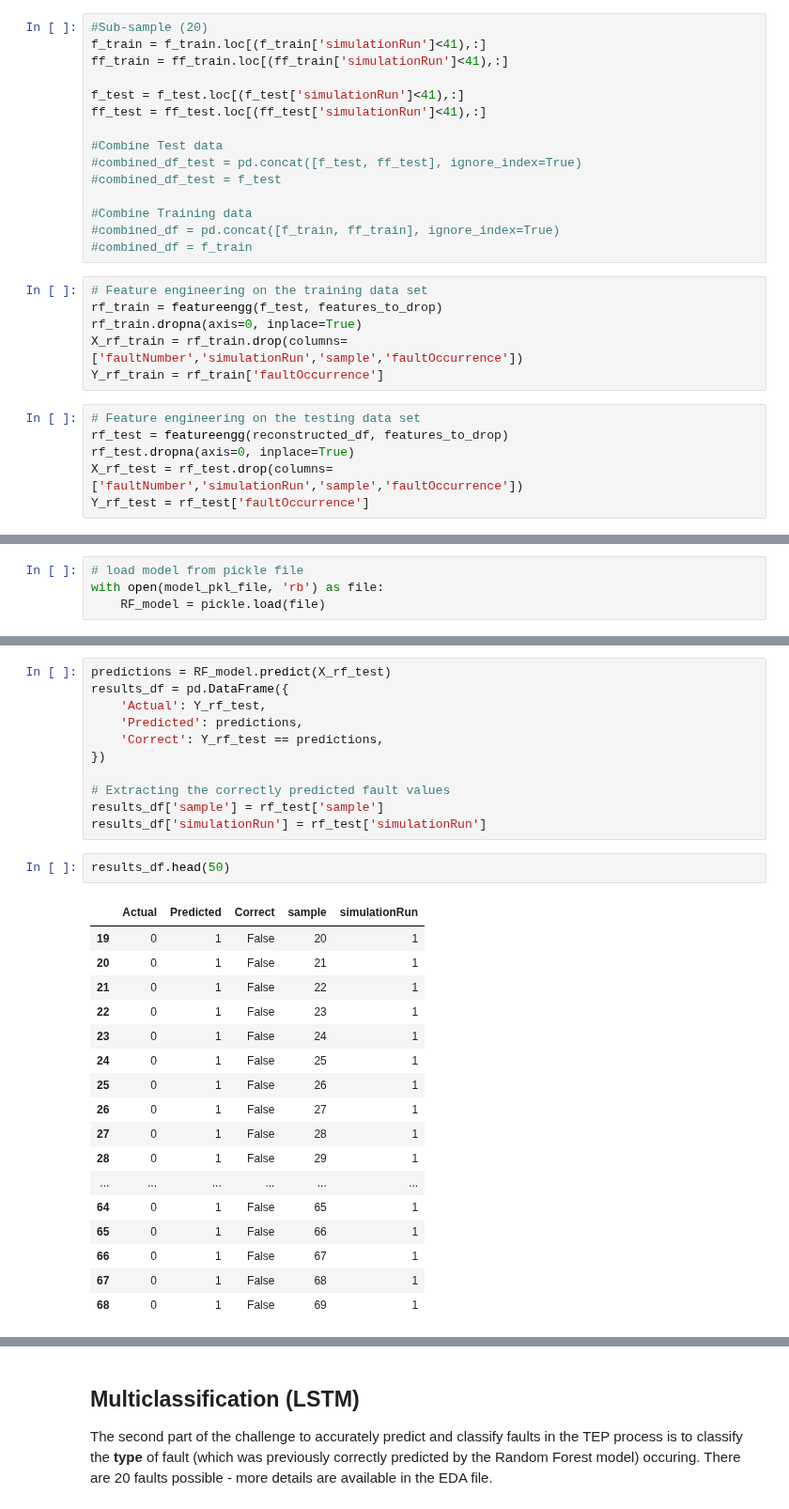
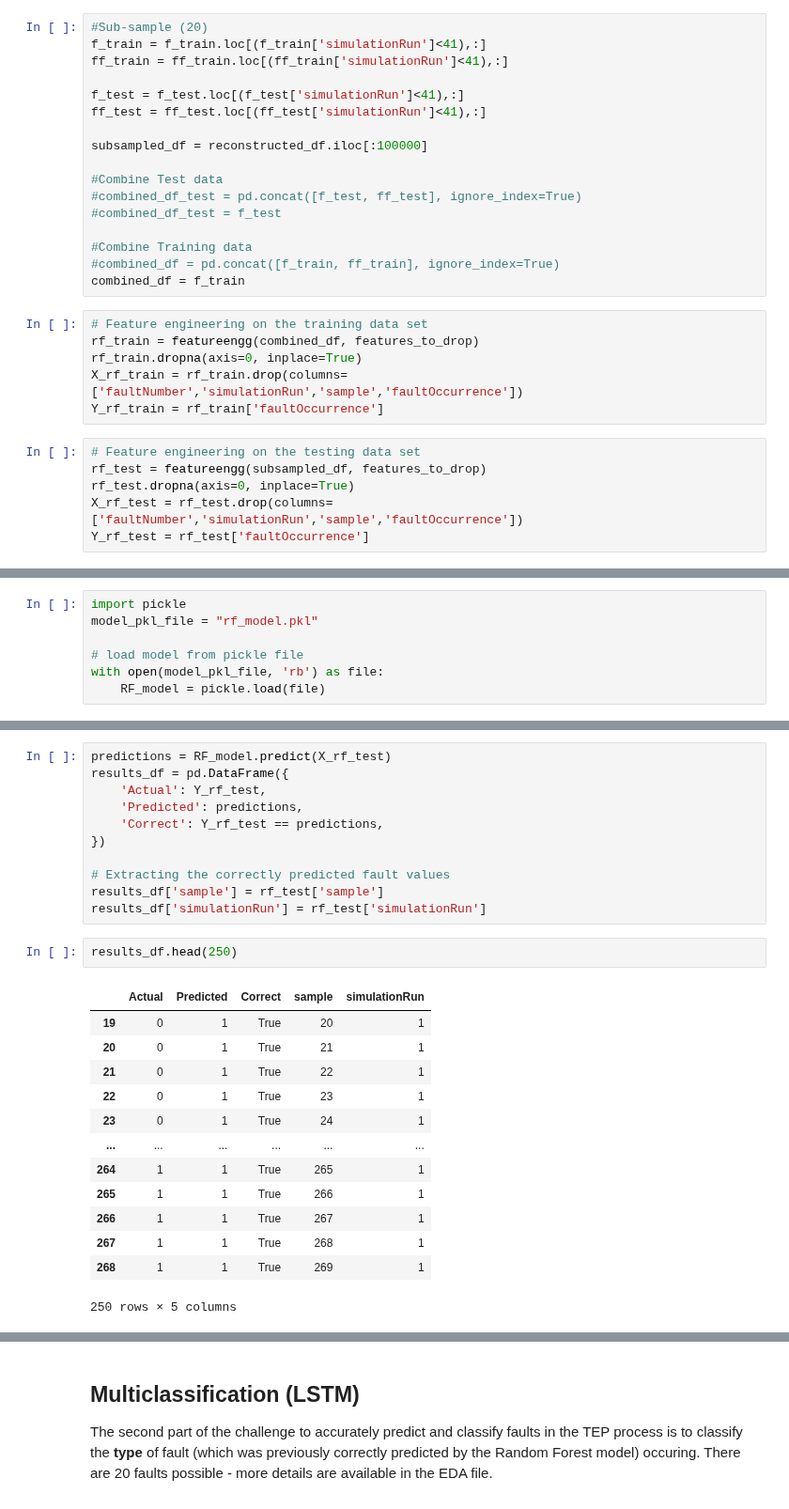
Before and after one commit to bns1808/MECE788Group1, a Jupyter notebook: main/RF and LSTM combined - TK.ipynb, the cells around one changed output, grey strips where cells are left out. Shown at 94% size. Saved outputs shown, nothing was run; the diff lists cells and outputs as text.

```diff
--- a/main/RF and LSTM combined - TK.ipynb
+++ b/main/RF and LSTM combined - TK.ipynb
@@ -385,22 +390,24 @@ ff_train = ff_train.loc[(ff_train['simulationRun']<41),:]
 f_test = f_test.loc[(f_test['simulationRun']<41),:]
 ff_test = ff_test.loc[(ff_test['simulationRun']<41),:]
 
+subsampled_df = reconstructed_df.iloc[:100000]
+
 #Combine Test data
 #combined_df_test = pd.concat([f_test, ff_test], ignore_index=True)
 #combined_df_test = f_test
 
 #Combine Training data
 #combined_df = pd.concat([f_train, ff_train], ignore_index=True)
-#combined_df = f_train
+combined_df = f_train
 # %%
 # Feature engineering on the training data set
-rf_train = featureengg(f_test, features_to_drop)
+rf_train = featureengg(combined_df, features_to_drop)
 rf_train.dropna(axis=0, inplace=True)
 X_rf_train = rf_train.drop(columns=['faultNumber','simulationRun','sample','faultOccurrence'])
 Y_rf_train = rf_train['faultOccurrence']
 # %%
 # Feature engineering on the testing data set
-rf_test = featureengg(reconstructed_df, features_to_drop)
+rf_test = featureengg(subsampled_df, features_to_drop)
 rf_test.dropna(axis=0, inplace=True)
 X_rf_test = rf_test.drop(columns=['faultNumber','simulationRun','sample','faultOccurrence'])
 Y_rf_test = rf_test['faultOccurrence']
@@ -429,6 +436,9 @@ model_pkl_file = "rf_model.pkl"
 with open(model_pkl_file, 'wb') as file:
     pickle.dump(RF_model, file)
 # %%
+import pickle
+model_pkl_file = "rf_model.pkl"
+
 # load model from pickle file
 with open(model_pkl_file, 'rb') as file:
     RF_model = pickle.load(file)
@@ -446,25 +456,21 @@ results_df = pd.DataFrame({
 results_df['sample'] = rf_test['sample']
 results_df['simulationRun'] = rf_test['simulationRun']
 # %%
-results_df.head(50)
+results_df.head(250)
 # %% [output]
 |  | Actual | Predicted | Correct | sample | simulationRun |
-| 19 | 0 | 1 | False | 20 | 1 |
-| 20 | 0 | 1 | False | 21 | 1 |
-| 21 | 0 | 1 | False | 22 | 1 |
-| 22 | 0 | 1 | False | 23 | 1 |
-| 23 | 0 | 1 | False | 24 | 1 |
-| 24 | 0 | 1 | False | 25 | 1 |
-| 25 | 0 | 1 | False | 26 | 1 |
-| 26 | 0 | 1 | False | 27 | 1 |
-| 27 | 0 | 1 | False | 28 | 1 |
-| 28 | 0 | 1 | False | 29 | 1 |
+| 19 | 0 | 1 | True | 20 | 1 |
+| 20 | 0 | 1 | True | 21 | 1 |
+| 21 | 0 | 1 | True | 22 | 1 |
+| 22 | 0 | 1 | True | 23 | 1 |
+| 23 | 0 | 1 | True | 24 | 1 |
 | ... | ... | ... | ... | ... | ... |
-| 64 | 0 | 1 | False | 65 | 1 |
-| 65 | 0 | 1 | False | 66 | 1 |
-| 66 | 0 | 1 | False | 67 | 1 |
-| 67 | 0 | 1 | False | 68 | 1 |
-| 68 | 0 | 1 | False | 69 | 1 |
+| 264 | 1 | 1 | True | 265 | 1 |
+| 265 | 1 | 1 | True | 266 | 1 |
+| 266 | 1 | 1 | True | 267 | 1 |
+| 267 | 1 | 1 | True | 268 | 1 |
+| 268 | 1 | 1 | True | 269 | 1 |
+250 rows × 5 columns
 # %%
 plt.figure(figsize=(15, 15))
 conf_matrix = confusion_matrix(results_df.loc[results_df['sample']>160,'Actual'],
```
Also changed, not shown: parts of 7 cells of this notebook.
